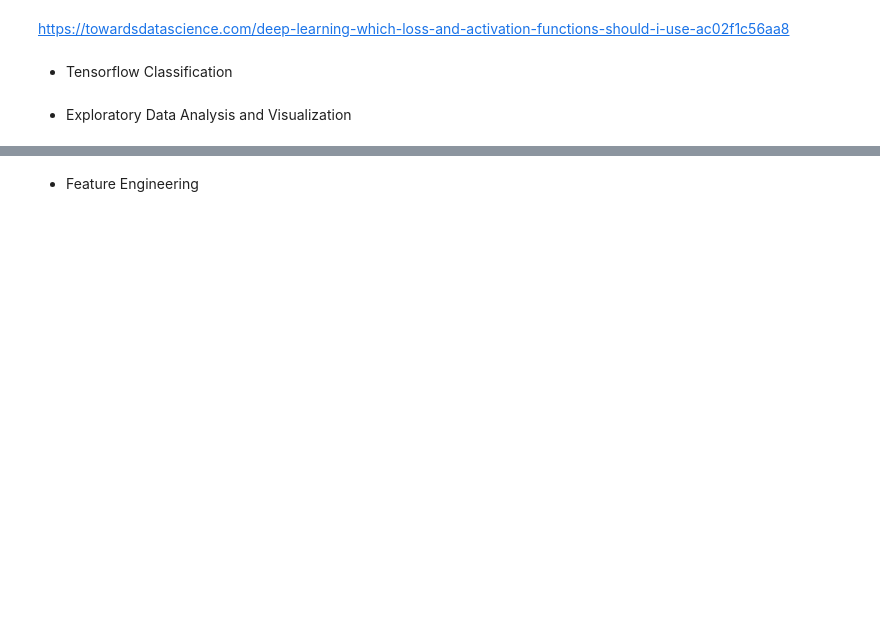
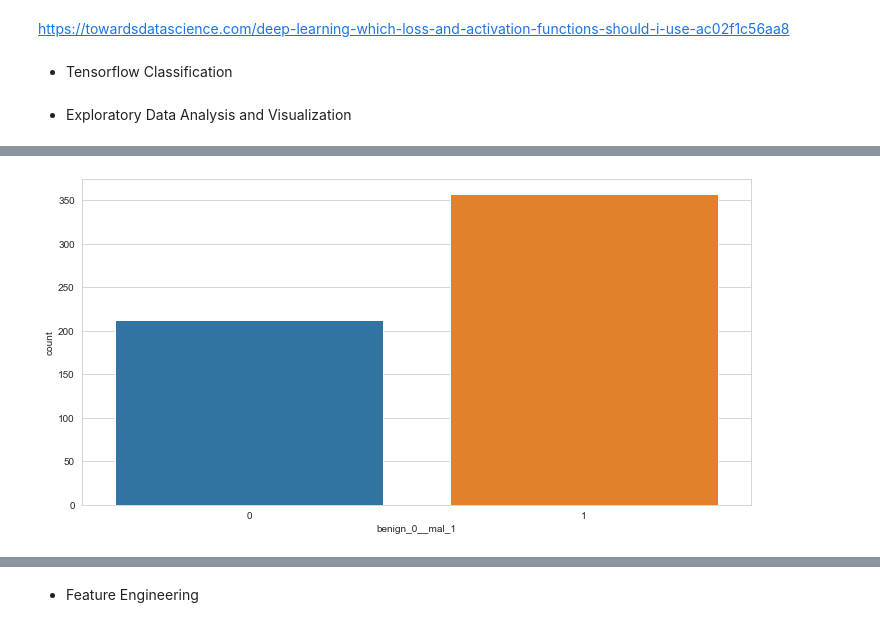
Before and after one commit to Ertugrul-Kurubal/Deep-Learning, a Jupyter notebook: In Class/3-Keras Classification In Class 4.ipynb, the cells around one changed output, grey strips where cells are left out. Saved outputs shown, nothing was run; the diff lists cells and outputs as text; code cells hidden in the pictures; blank space fills up the shorter version.

```diff
--- a/In Class/3-Keras Classification In Class 4.ipynb
+++ b/In Class/3-Keras Classification In Class 4.ipynb
@@ -28,3 +82,7 @@ df=pd.read_csv('cancer_classification.csv')
 # %%
 import seaborn as sns
 import matplotlib.pyplot as plt
+# %%
+sns.countplot(x=df.benign_0__mal_1);
+# %% [output]
+[figure, added]
```
Also changed, not shown: parts of 29 cells of this notebook.
